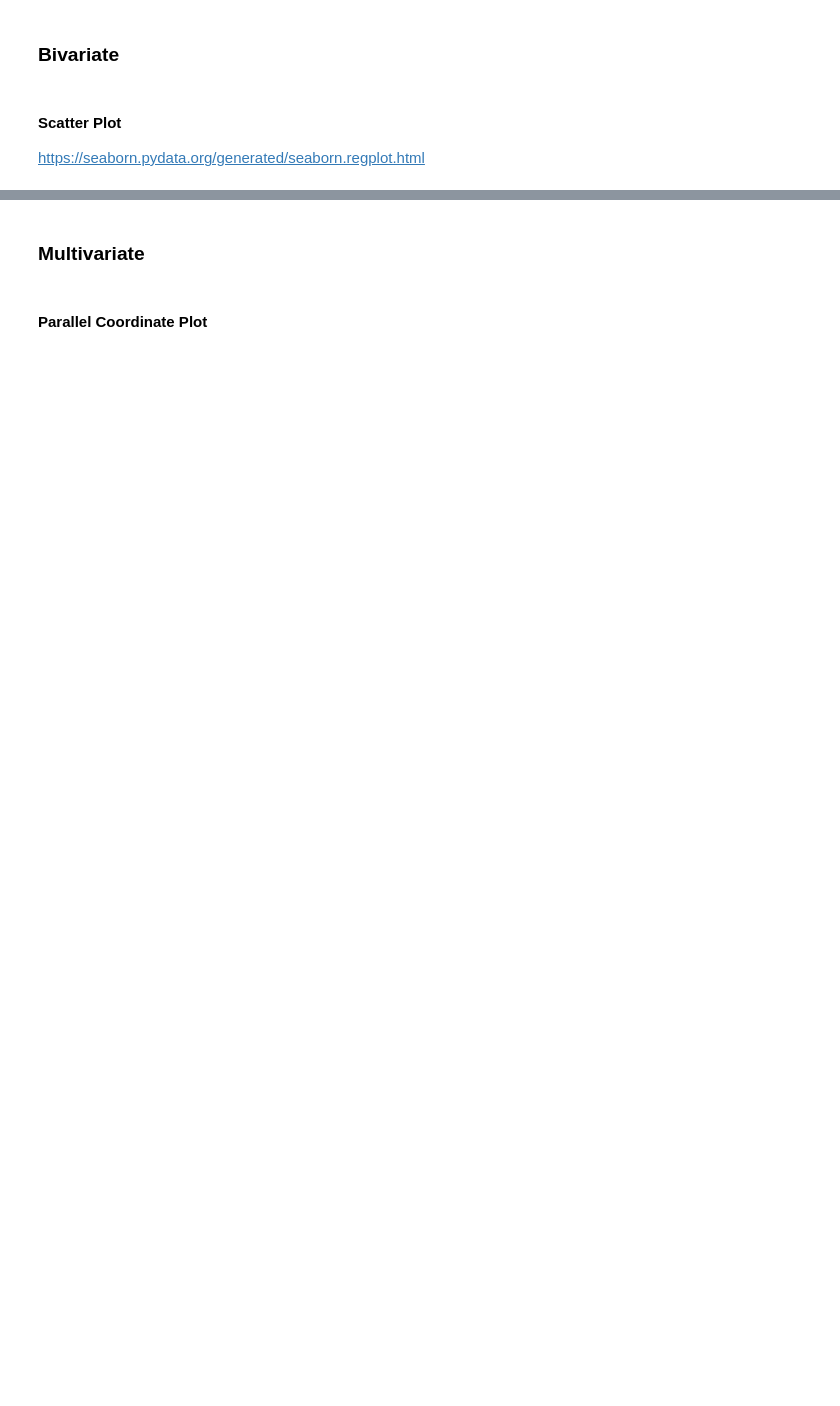
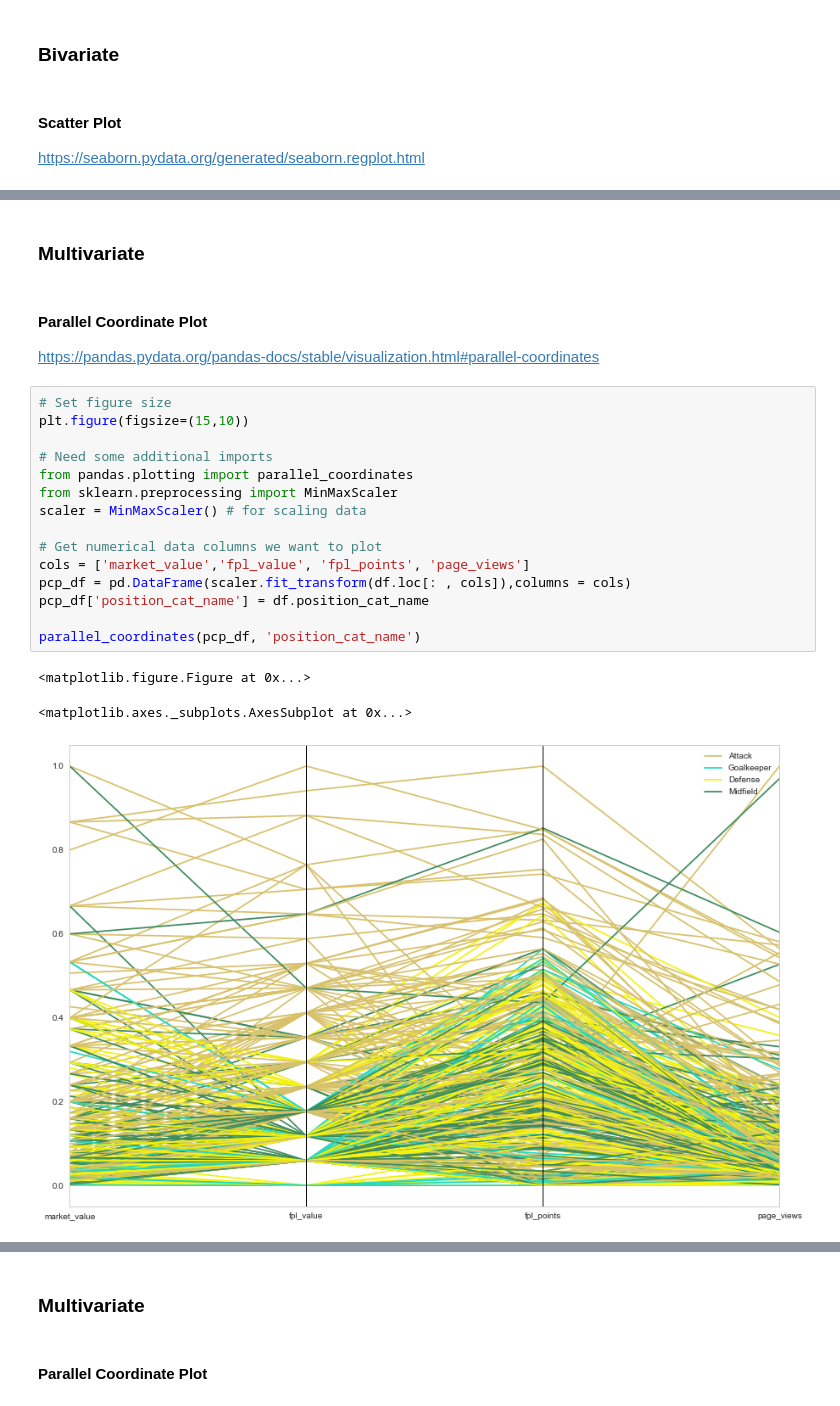
Before and after one commit to basilvetas/seaborn-visualizations, a Jupyter notebook: Data-Visualizations-Python.ipynb, the cells around one changed output, grey strips where cells are left out. Cells and saved outputs as stored; diff of their text form; blank space fills up the shorter version.

```diff
--- a/Data-Visualizations-Python.ipynb
+++ b/Data-Visualizations-Python.ipynb
@@ -207,0 +185,24 @@ ax = sns.regplot(x="page_views", y="market_value", data=df)
+# %% [markdown]
+### Multivariate
+# %% [markdown]
+#### Parallel Coordinate Plot
+https://pandas.pydata.org/pandas-docs/stable/visualization.html#parallel-coordinates
+# %%
+# Set figure size
+plt.figure(figsize=(15,10))
+
+# Need some additional imports
+from pandas.plotting import parallel_coordinates
+from sklearn.preprocessing import MinMaxScaler
+scaler = MinMaxScaler() # for scaling data
+
+# Get numerical data columns we want to plot
+cols = ['market_value','fpl_value', 'fpl_points', 'page_views']
+pcp_df = pd.DataFrame(scaler.fit_transform(df.loc[: , cols]),columns = cols)
+pcp_df['position_cat_name'] = df.position_cat_name
+
+parallel_coordinates(pcp_df, 'position_cat_name')
+# %% [output]
+<matplotlib.figure.Figure at 0x...>
+<matplotlib.axes._subplots.AxesSubplot at 0x...>
+[figure, added]
```
Also changed, not shown: parts of 44 cells of this notebook.
